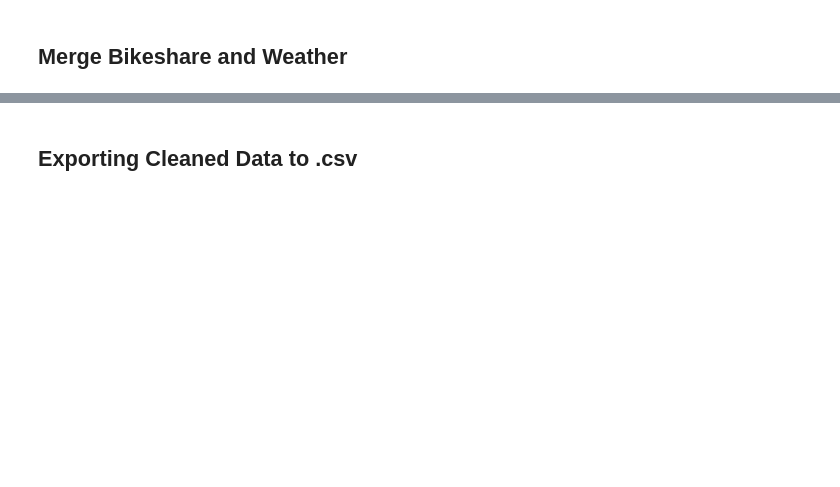
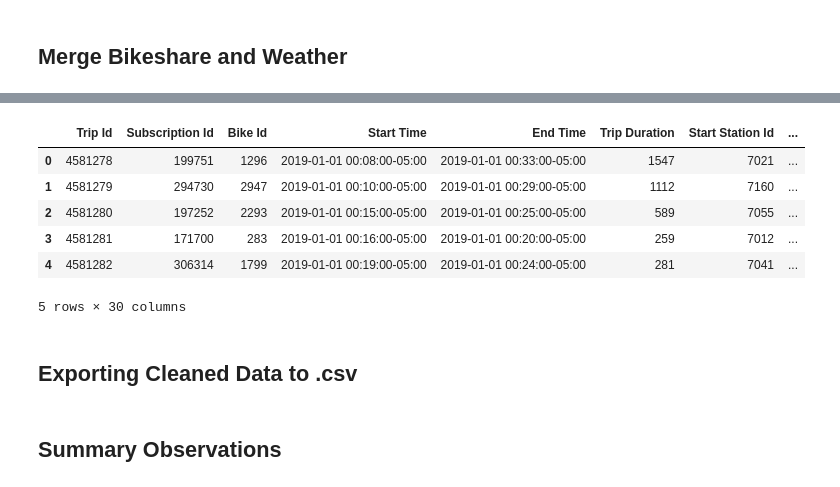
Before and after one commit to kaeyang/KDE-Analysts, a Jupyter notebook: Data_Wrangling_Cleaning.ipynb, the cells around one changed output, grey strips where cells are left out. Drawn from its saved outputs; the diff is of its cells as text; code cells hidden in the pictures; blank space fills up the shorter version.

```diff
--- a/Data_Wrangling_Cleaning.ipynb
+++ b/Data_Wrangling_Cleaning.ipynb
@@ -831,3 +993,19 @@ data_merged.head()
+# %%
+# Do the same with only 2019~2020
+
+only_2019_2020['Merge Time'] = pd.to_datetime(only_2019_2020['Merge Time'], utc=True).dt.tz_convert('US/Eastern')
+
+only_2019_2020 = pd.merge(only_2019_2020, clean_weather, how = 'left', left_on = 'Merge Time', right_on = 'Date/Time')
+
+only_2019_2020.head()
+# %% [output]
+|  | Trip Id | Subscription Id | Bike Id | Start Time | End Time | Trip Duration | Start Station Id | ... |
+| 0 | 4581278 | 199751 | 1296 | 2019-01-01 00:08:00-05:00 | 2019-01-01 00:33:00-05:00 | 1547 | 7021 | ... |
+| 1 | 4581279 | 294730 | 2947 | 2019-01-01 00:10:00-05:00 | 2019-01-01 00:29:00-05:00 | 1112 | 7160 | ... |
+| 2 | 4581280 | 197252 | 2293 | 2019-01-01 00:15:00-05:00 | 2019-01-01 00:25:00-05:00 | 589 | 7055 | ... |
+| 3 | 4581281 | 171700 | 283 | 2019-01-01 00:16:00-05:00 | 2019-01-01 00:20:00-05:00 | 259 | 7012 | ... |
+| 4 | 4581282 | 306314 | 1799 | 2019-01-01 00:19:00-05:00 | 2019-01-01 00:24:00-05:00 | 281 | 7041 | ... |
+5 rows × 30 columns
 # %% [markdown]
 <h2> Exporting Cleaned Data to .csv </h3>
 # %%
@@ -834,0 +1015,2 @@ data_merged.to_csv('clean_data.csv')
+# %% [markdown]
+<h2> Summary Observations </h3>
```
Also changed, not shown: parts of 63 cells of this notebook.
